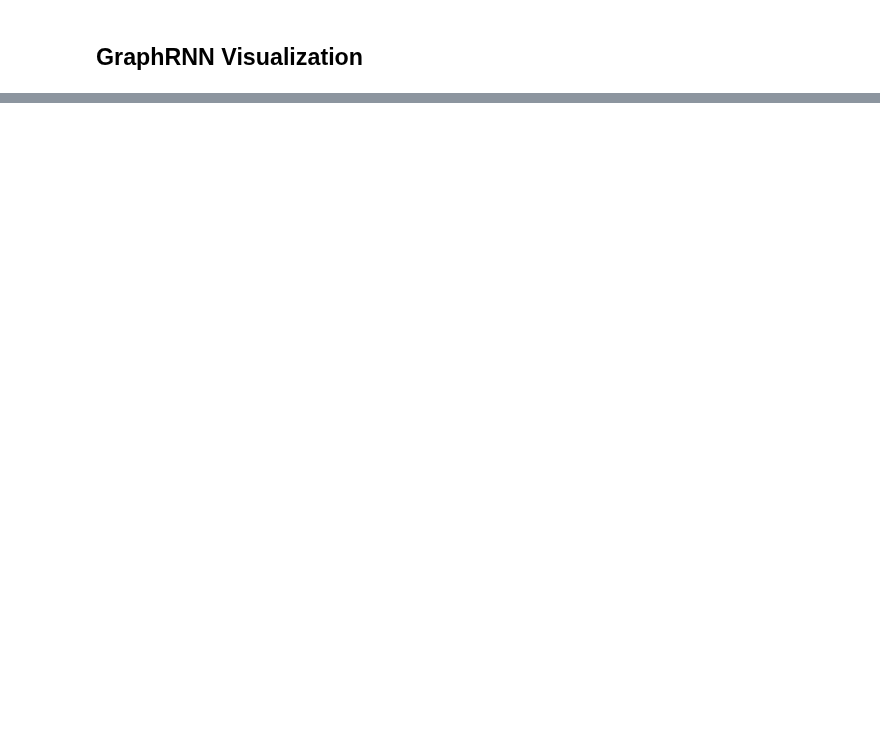
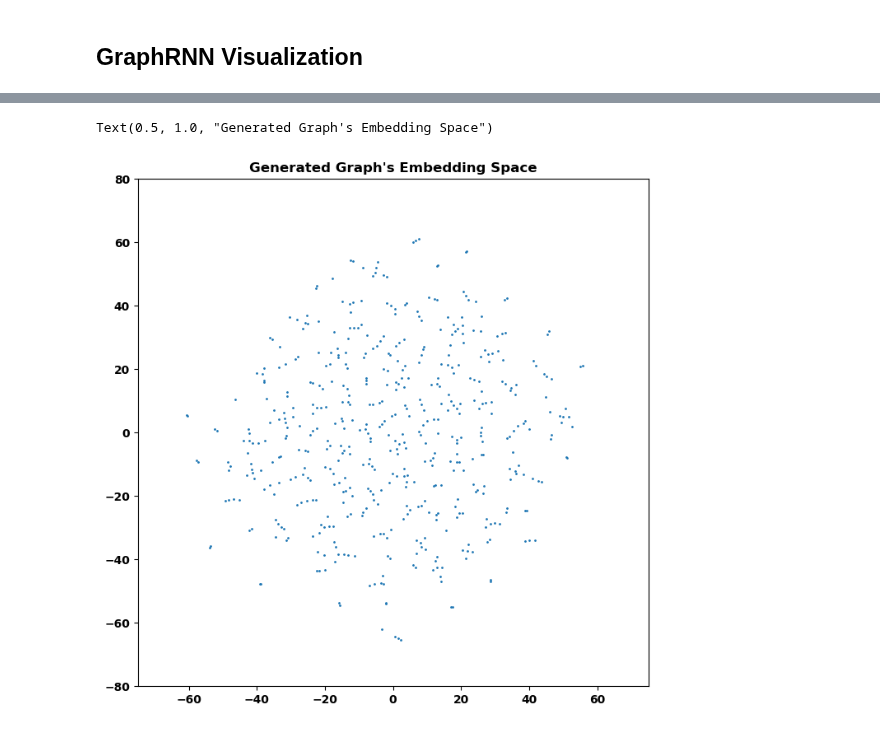
Before and after one commit to Barry0121/graph-neural-net-benchmark, a Jupyter notebook: src/visualization.ipynb, the cells around one changed output, grey strips where cells are left out. Saved outputs shown, nothing was run; the diff lists cells and outputs as text; code cells hidden in the pictures; blank space fills up the shorter version.

```diff
--- a/src/visualization.ipynb
+++ b/src/visualization.ipynb
@@ -54,0 +191,16 @@ plt.scatter(x, y, s=1)
+# %%
+# generated, embedding
+gen_embeddings_embed = TSNE(
+    n_components=2, learning_rate='auto',
+    init='random', perplexity=5
+).fit_transform(gen_embeddings.reshape(args.batch_size, -1))
+x = gen_embeddings_embed[:, 0]
+y = gen_embeddings_embed[:, 1]
+plt.figure(figsize=(8,8))
+plt.xlim(-75, 75)
+plt.ylim(-80, 80)
+plt.scatter(x, y, s=1)
+plt.title("Generated Graph's Embedding Space")
+# %% [output]
+Text(0.5, 1.0, "Generated Graph's Embedding Space")
+[figure, added]
```
Also changed, not shown: parts of 13 cells of this notebook, 10 other files.
